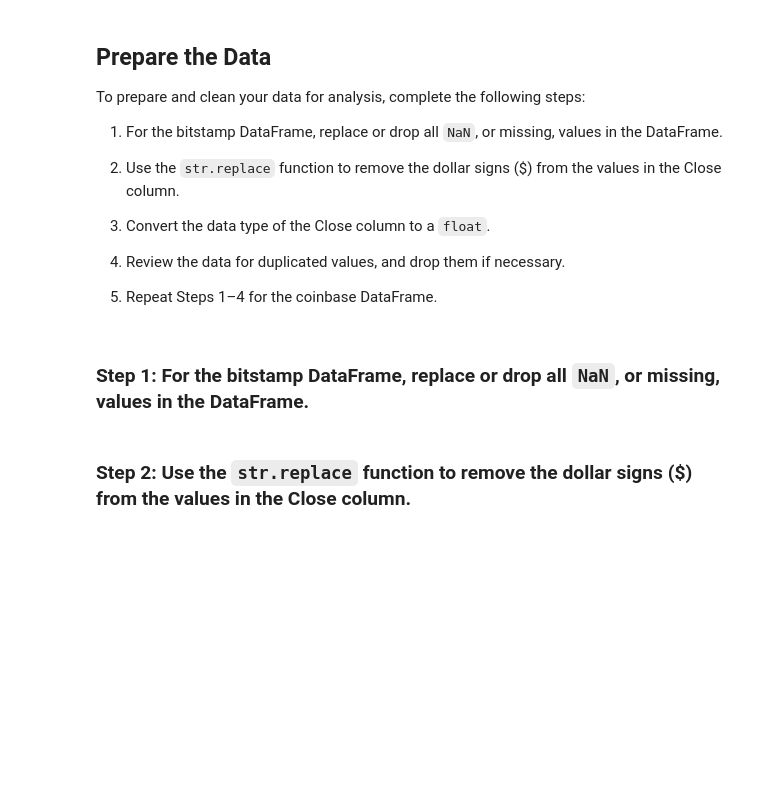
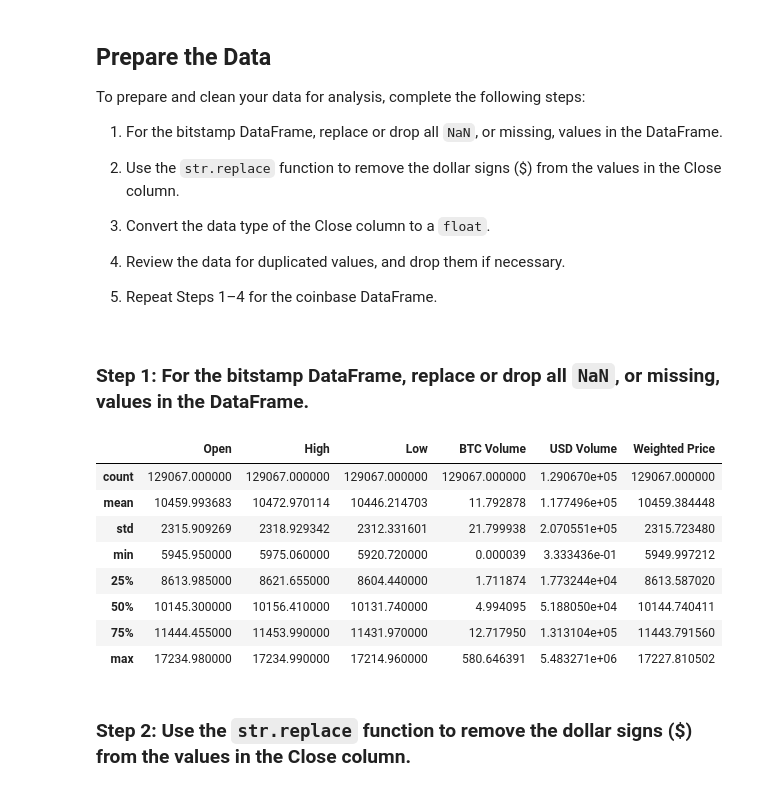
Before and after one commit to naomynaomy/module3challenge, a Jupyter notebook: Starter_Code/crypto_arbitrage.ipynb, the cells around one changed output. Drawn from its saved outputs; the diff is of its cells as text; code cells hidden in the pictures; blank space fills up the shorter version.

```diff
--- a/Starter_Code/crypto_arbitrage.ipynb
+++ b/Starter_Code/crypto_arbitrage.ipynb
@@ -96,7 +101,23 @@ To prepare and clean your data for analysis, complete the following steps:
 ### Step 1: For the bitstamp DataFrame, replace or drop all `NaN`, or missing, values in the DataFrame.
 # %%
 # For the bitstamp DataFrame, replace or drop all NaNs or missing values in the DataFrame
-# YOUR CODE HERE
+
+#identify whether number of NaN values are material or not
+bitstamp.isnull().sum()/bitstamp.count()
+
+#NaN is immaterial and can be dropped from dataframe.
+bitstamp.dropna()
+bitstamp.describe()
+# %% [output]
+|  | Open | High | Low | BTC Volume | USD Volume | Weighted Price |
+| count | 129067.000000 | 129067.000000 | 129067.000000 | 129067.000000 | 1.290670e+05 | 129067.000000 |
+| mean | 10459.993683 | 10472.970114 | 10446.214703 | 11.792878 | 1.177496e+05 | 10459.384448 |
+| std | 2315.909269 | 2318.929342 | 2312.331601 | 21.799938 | 2.070551e+05 | 2315.723480 |
+| min | 5945.950000 | 5975.060000 | 5920.720000 | 0.000039 | 3.333436e-01 | 5949.997212 |
+| 25% | 8613.985000 | 8621.655000 | 8604.440000 | 1.711874 | 1.773244e+04 | 8613.587020 |
+| 50% | 10145.300000 | 10156.410000 | 10131.740000 | 4.994095 | 5.188050e+04 | 10144.740411 |
+| 75% | 11444.455000 | 11453.990000 | 11431.970000 | 12.717950 | 1.313104e+05 | 11443.791560 |
+| max | 17234.980000 | 17234.990000 | 17214.960000 | 580.646391 | 5.483271e+06 | 17227.810502 |
 # %% [markdown]
 ### Step 2: Use the `str.replace` function to remove the dollar signs ($) from the values in the Close column.
 # %%
```
Also changed, not shown: parts of 1 cell of this notebook.
